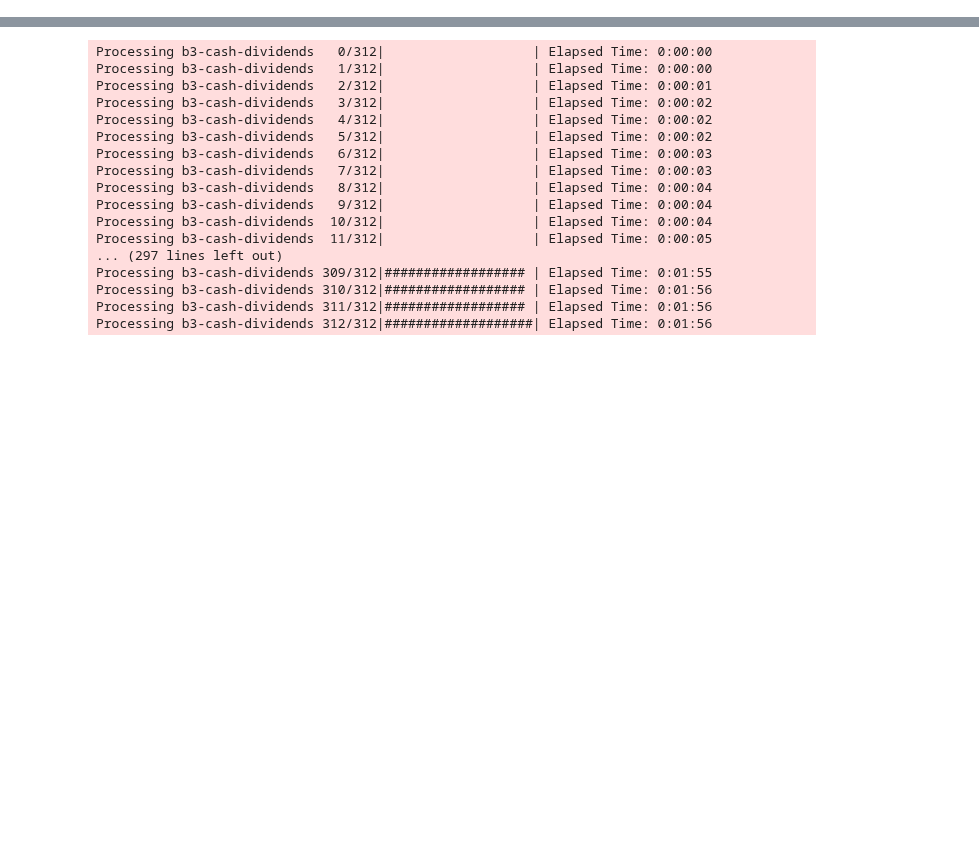
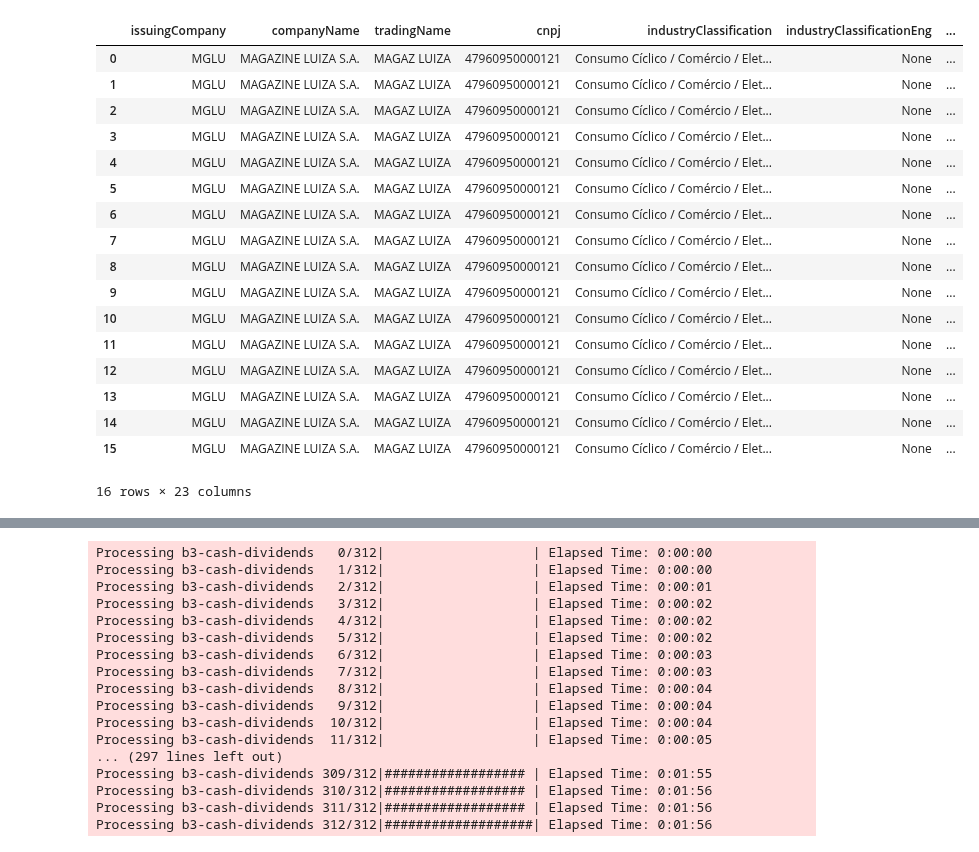
Before and after one commit to wilsonfreitas/brasa, a Jupyter notebook: notebooks/b3-cash-dividends.ipynb, the cells around one changed output, grey strips where cells are left out. Saved outputs shown, nothing was run; the diff lists cells and outputs as text; code cells hidden in the pictures; blank space fills up the shorter version.

```diff
--- a/notebooks/b3-cash-dividends.ipynb
+++ b/notebooks/b3-cash-dividends.ipynb
@@ -29,0 +33,33 @@ brasa.get_dataset("b3-cash-dividends").to_table().to_pandas()
+# %%
+sc = pyarrow.schema([
+    ("issuingCompany", pyarrow.string()), ("companyName", pyarrow.string()), ("tradingName", pyarrow.string()),
+    ("cnpj", pyarrow.string()), ("industryClassification", pyarrow.string()),
+    ("industryClassificationEng", pyarrow.string()), ("activity", pyarrow.string()), ("website", pyarrow.string()),
+    ("hasQuotation", pyarrow.bool_()), ("status", pyarrow.string()), ("marketIndicator", pyarrow.string()),
+    ("market", pyarrow.string()), ("institutionCommon", pyarrow.string()),
+    ("institutionPreferred", pyarrow.string()), ("code", pyarrow.string()), ("codeCVM", pyarrow.string()),
+    ("lastDate", pyarrow.string()), ("hasEmissions", pyarrow.bool_()), ("hasBDR", pyarrow.bool_()),
+    ("typeBDR", pyarrow.string()), ("describleCategoryBVMF", pyarrow.string()), ("isin", pyarrow.string()),
+    ("refdate", pyarrow.timestamp("us")),
+])
+
+brasa.get_dataset("b3-company-details", schema=sc).filter(pc.field("issuingCompany") == "MGLU").to_table().to_pandas()
+# %% [output]
+|  | issuingCompany | companyName | tradingName | cnpj | industryClassification | industryClassificationEng | ... |
+| 0 | MGLU | MAGAZINE LUIZA S.A. | MAGAZ LUIZA | 47960950000121 | Consumo Cíclico / Comércio / Elet... | None | ... |
+| 1 | MGLU | MAGAZINE LUIZA S.A. | MAGAZ LUIZA | 47960950000121 | Consumo Cíclico / Comércio / Elet... | None | ... |
+| 2 | MGLU | MAGAZINE LUIZA S.A. | MAGAZ LUIZA | 47960950000121 | Consumo Cíclico / Comércio / Elet... | None | ... |
+| 3 | MGLU | MAGAZINE LUIZA S.A. | MAGAZ LUIZA | 47960950000121 | Consumo Cíclico / Comércio / Elet... | None | ... |
+| 4 | MGLU | MAGAZINE LUIZA S.A. | MAGAZ LUIZA | 47960950000121 | Consumo Cíclico / Comércio / Elet... | None | ... |
+| 5 | MGLU | MAGAZINE LUIZA S.A. | MAGAZ LUIZA | 47960950000121 | Consumo Cíclico / Comércio / Elet... | None | ... |
+| 6 | MGLU | MAGAZINE LUIZA S.A. | MAGAZ LUIZA | 47960950000121 | Consumo Cíclico / Comércio / Elet... | None | ... |
+| 7 | MGLU | MAGAZINE LUIZA S.A. | MAGAZ LUIZA | 47960950000121 | Consumo Cíclico / Comércio / Elet... | None | ... |
+| 8 | MGLU | MAGAZINE LUIZA S.A. | MAGAZ LUIZA | 47960950000121 | Consumo Cíclico / Comércio / Elet... | None | ... |
+| 9 | MGLU | MAGAZINE LUIZA S.A. | MAGAZ LUIZA | 47960950000121 | Consumo Cíclico / Comércio / Elet... | None | ... |
+| 10 | MGLU | MAGAZINE LUIZA S.A. | MAGAZ LUIZA | 47960950000121 | Consumo Cíclico / Comércio / Elet... | None | ... |
+| 11 | MGLU | MAGAZINE LUIZA S.A. | MAGAZ LUIZA | 47960950000121 | Consumo Cíclico / Comércio / Elet... | None | ... |
+| 12 | MGLU | MAGAZINE LUIZA S.A. | MAGAZ LUIZA | 47960950000121 | Consumo Cíclico / Comércio / Elet... | None | ... |
+| 13 | MGLU | MAGAZINE LUIZA S.A. | MAGAZ LUIZA | 47960950000121 | Consumo Cíclico / Comércio / Elet... | None | ... |
+| 14 | MGLU | MAGAZINE LUIZA S.A. | MAGAZ LUIZA | 47960950000121 | Consumo Cíclico / Comércio / Elet... | None | ... |
+| 15 | MGLU | MAGAZINE LUIZA S.A. | MAGAZ LUIZA | 47960950000121 | Consumo Cíclico / Comércio / Elet... | None | ... |
+16 rows × 23 columns
```
Also changed, not shown: parts of 10 cells of this notebook, 10 other files.
